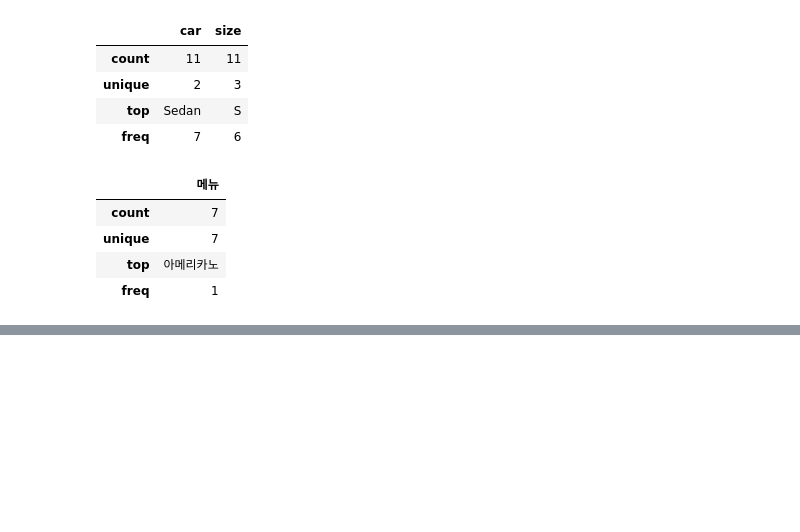
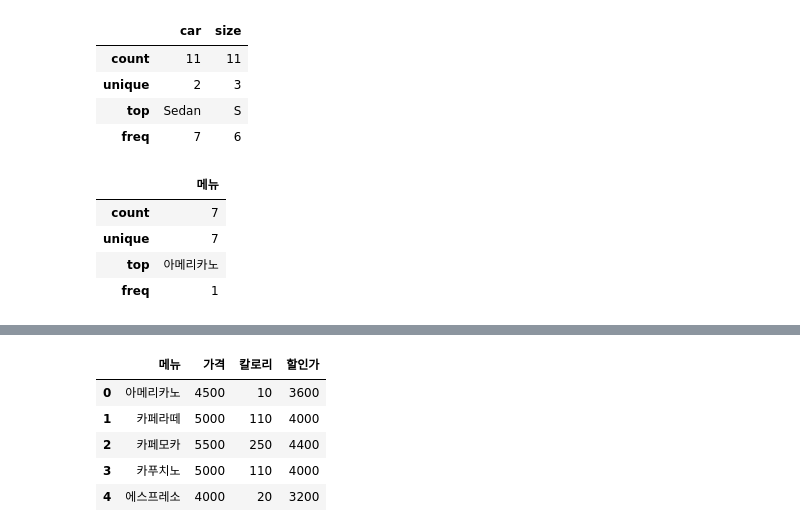
Before and after one commit to CHANGWOOKCHO/-engineer_big_data_analysis, a Jupyter notebook: part1/chapter2.ipynb, the cells around one changed output, grey strips where cells are left out. Saved outputs shown, nothing was run; the diff lists cells and outputs as text; code cells hidden in the pictures; blank space fills up the shorter version.

```diff
--- a/part1/chapter2.ipynb
+++ b/part1/chapter2.ipynb
@@ -242,0 +296,4 @@ df.describe(include="O")
+# %%
+df = pd.read_csv("cafe.csv")
+
+df.head()
@@ -242,0 +307,13 @@ df.describe(include="O")
+# %%
+discount = 0.2
+df["할인가"] = df["가격"] * (1-discount)
+df["할인가"] = df["할인가"].astype("int")
+
+df.head()
+# %% [output]
+|  | 메뉴 | 가격 | 칼로리 | 할인가 |
+| 0 | 아메리카노 | 4500 | 10 | 3600 |
+| 1 | 카페라떼 | 5000 | 110 | 4000 |
+| 2 | 카페모카 | 5500 | 250 | 4400 |
+| 3 | 카푸치노 | 5000 | 110 | 4000 |
+| 4 | 에스프레소 | 4000 | 20 | 3200 |
```
Also changed, not shown: parts of 38 cells of this notebook, 1 other file.
